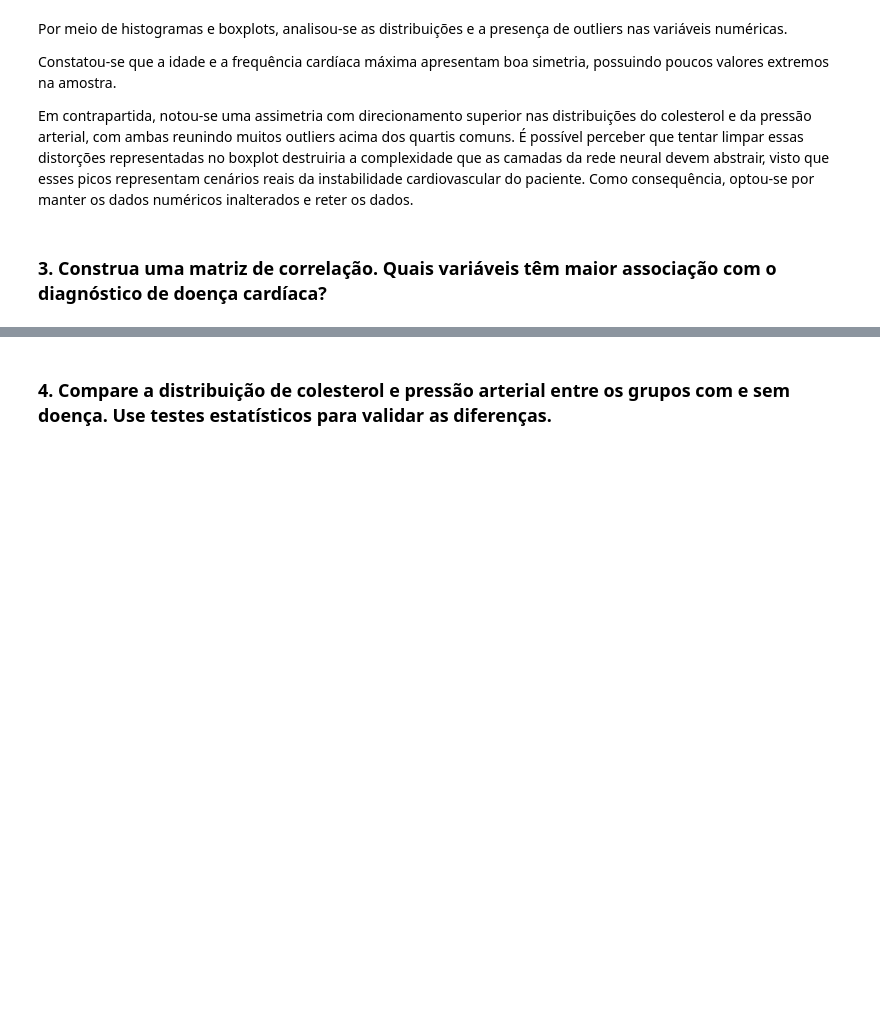
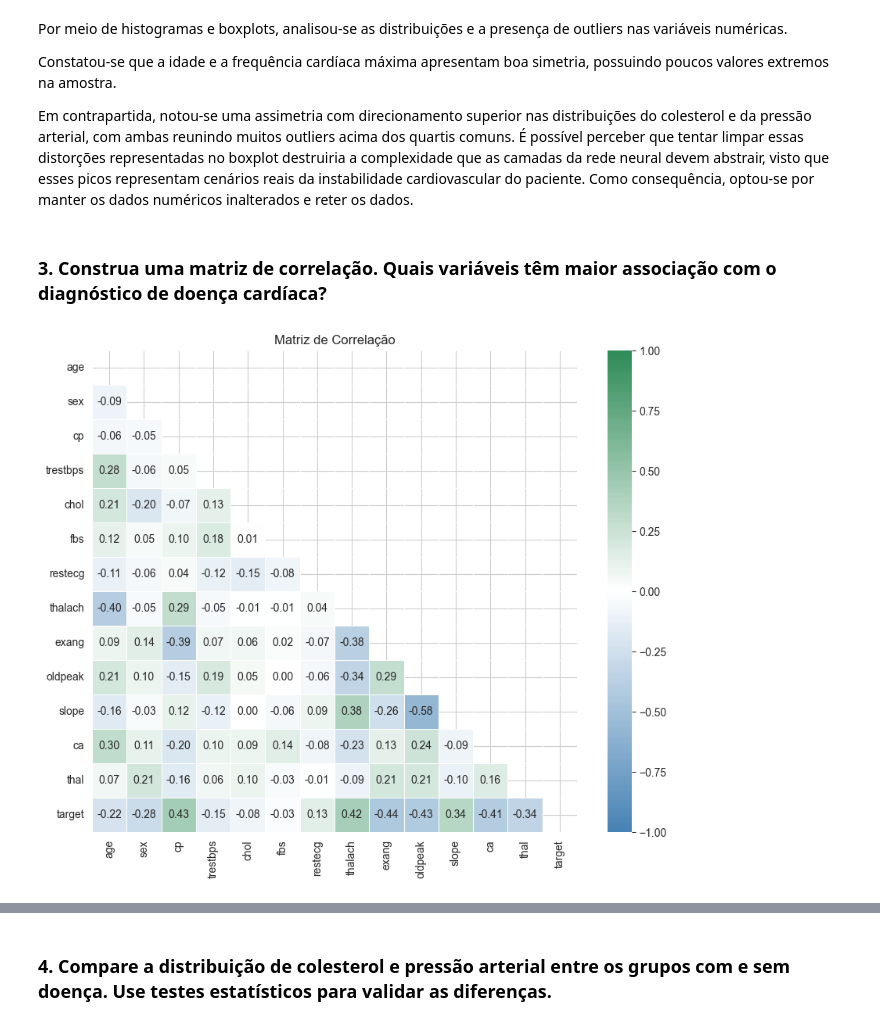
Before and after one commit to ArtyMend07/cis-ieee, a Jupyter notebook: notebooks/Artur_Arruda_solution.ipynb, the cells around one changed output, grey strips where cells are left out. Saved outputs shown, nothing was run; the diff lists cells and outputs as text; code cells hidden in the pictures; blank space fills up the shorter version.

```diff
--- a/notebooks/Artur_Arruda_solution.ipynb
+++ b/notebooks/Artur_Arruda_solution.ipynb
@@ -83,3 +83,14 @@ Constatou-se que a idade e a frequência cardíaca máxima apresentam boa simetr
 Em contrapartida, notou-se uma assimetria com direcionamento superior nas distribuições do colesterol e da pressão arterial, com ambas reunindo muitos outliers acima dos quartis comuns. É possível perceber que tentar limpar essas distorções representadas no boxplot destruiria a complexidade que as camadas da rede neural devem abstrair, visto que esses picos representam cenários reais da instabilidade cardiovascular do paciente. Como consequência, optou-se por manter os dados numéricos inalterados e reter os dados.
 # %% [markdown]
 ### 3. Construa uma matriz de correlação. Quais variáveis têm maior associação com o diagnóstico de doença cardíaca?
+# %%
+plt.figure(figsize=(10, 8))
+corr = df.corr(method='pearson')
+mask = np.triu(np.ones_like(corr, dtype=bool))
+custom_cmap = sns.color_palette("blend:#4682B4,#ffffff,#2E8B57", as_cmap=True)
+
+sns.heatmap(corr, mask=mask, annot=True, fmt=".2f", cmap=custom_cmap, linewidths=0.5, vmin=-1, vmax=1)
+plt.title("Matriz de Correlação")
+plt.show()
+# %% [output]
+[figure, added]
```
Also changed, not shown: parts of 1 cell of this notebook.
